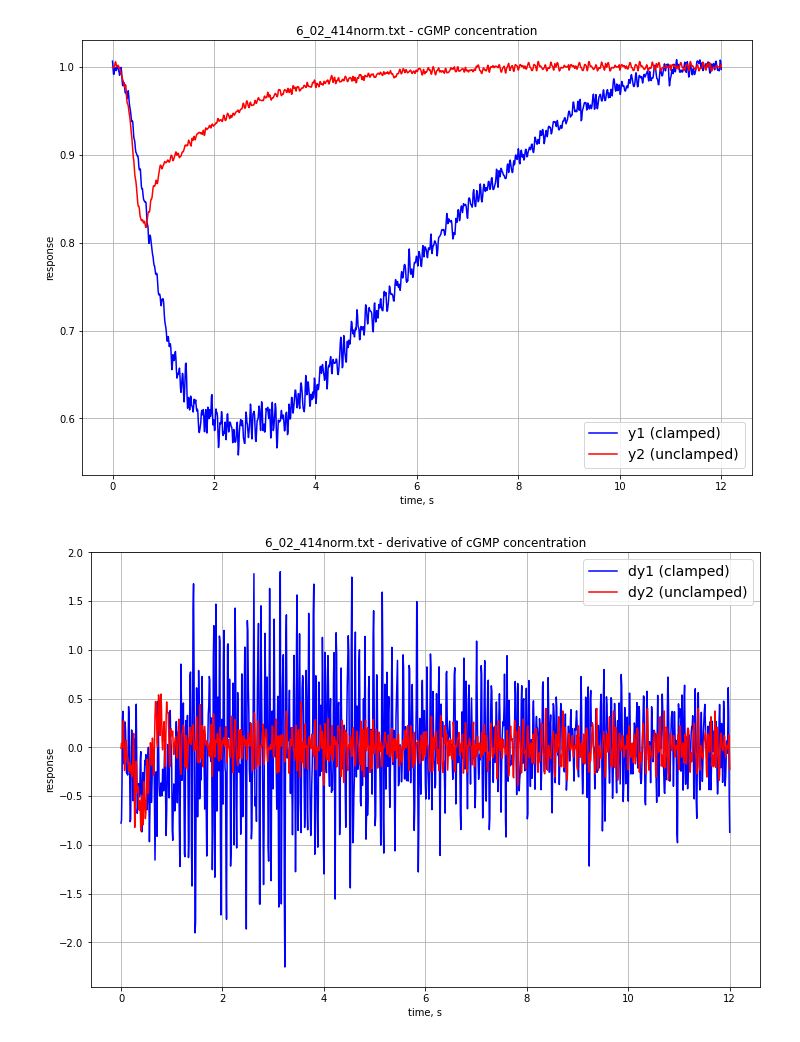
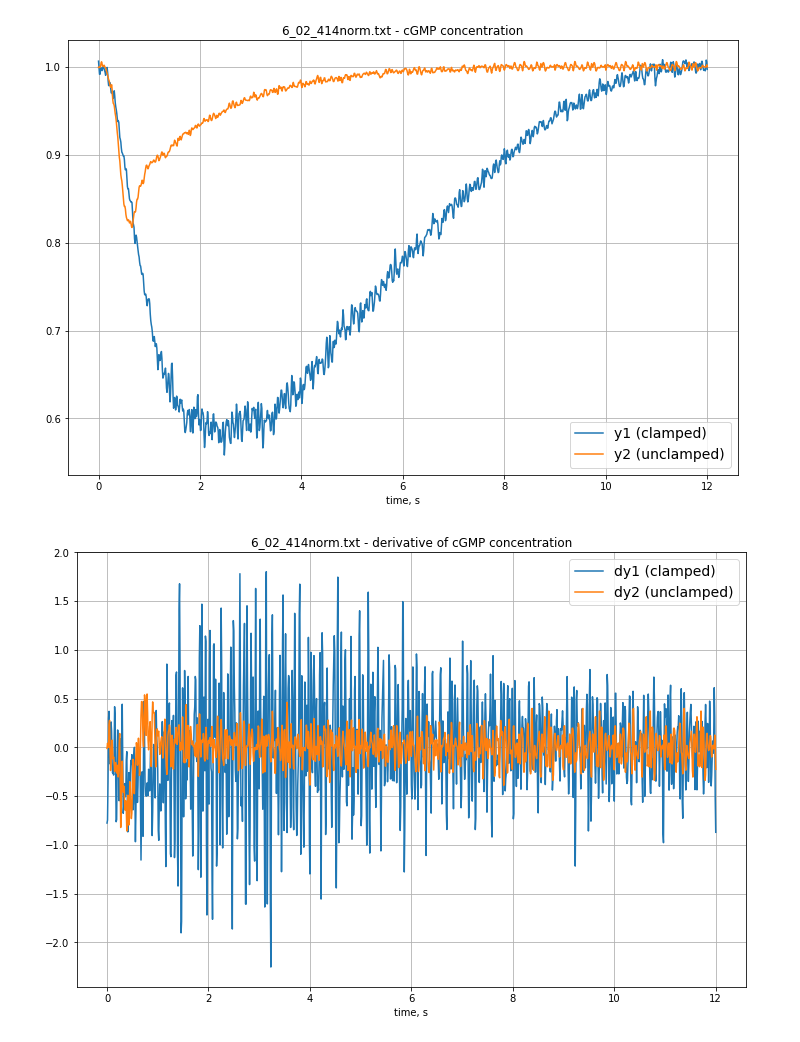
Before and after one commit to AndreiZherder/adaptation-memory, a Jupyter notebook: pde-extraction.ipynb, the cells around one changed output. Drawn from its saved outputs; the diff is of its cells as text; code cells hidden in the pictures.

```diff
--- a/pde-extraction.ipynb
+++ b/pde-extraction.ipynb
@@ -44,35 +44,33 @@ ax.grid()
 # %%
 h = 3   # channels's cooperativity
 y1 = (1 - clamped) ** (1 / h)
 y2 = (1 - unclamped) ** (1 / h)
 
 fig, ax = plt.subplots()
-ax.plot(t, y1, 'b', label='y1 (clamped)')
-ax.plot(t, y2, 'r', label='y2 (unclamped)')
+ax.plot(t, y1, label='y1 (clamped)')
+ax.plot(t, y2, label='y2 (unclamped)')
 fig.set_figwidth(12)
 fig.set_figheight(8)
 ax.set_title(f'{filename} - cGMP concentration')
 ax.set_xlabel('time, s')
-ax.set_ylabel('response')
 ax.legend(prop={"size": 14})
 ax.grid()
 
 dy1 = np.gradient(y1, t[1] - t[0])
 dy2 = np.gradient(y2, t[1] - t[0])
 
 fig, ax = plt.subplots()
-ax.plot(t, dy1, 'b', label='dy1 (clamped)')
-ax.plot(t, dy2, 'r', label='dy2 (unclamped)')
+ax.plot(t, dy1, label='dy1 (clamped)')
+ax.plot(t, dy2, label='dy2 (unclamped)')
 fig.set_figwidth(12)
 fig.set_figheight(8)
 ax.set_title(f'{filename} - derivative of cGMP concentration')
 ax.set_xlabel('time, s')
-ax.set_ylabel('response')
 ax.legend(prop={"size": 14})
 ax.grid()
 # %% [output]
-[figure, old version]
+[figure, new version]
-[figure, old version]
+[figure, new version]
 # %%
 betad = 3.5 #+ 2.247
 alpha = betad
```
Also changed, not shown: parts of 2 cells of this notebook.
